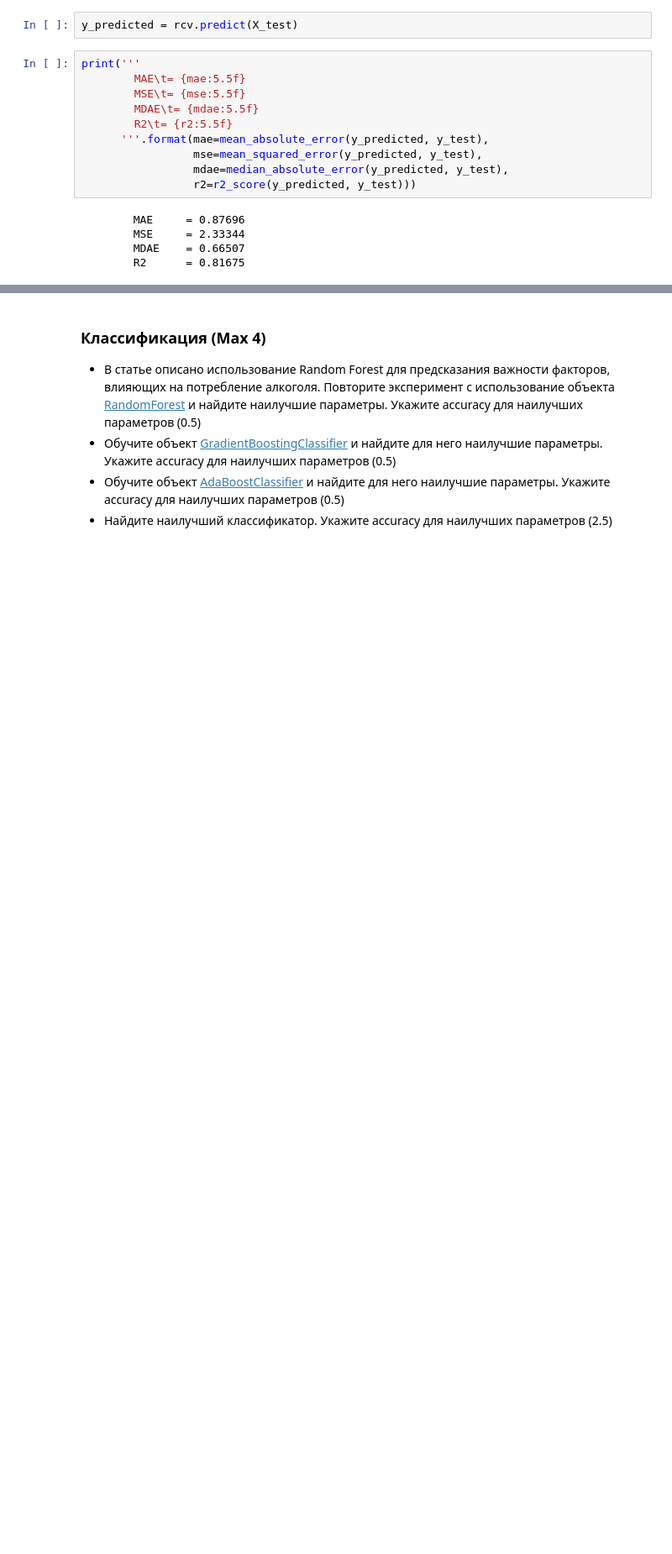
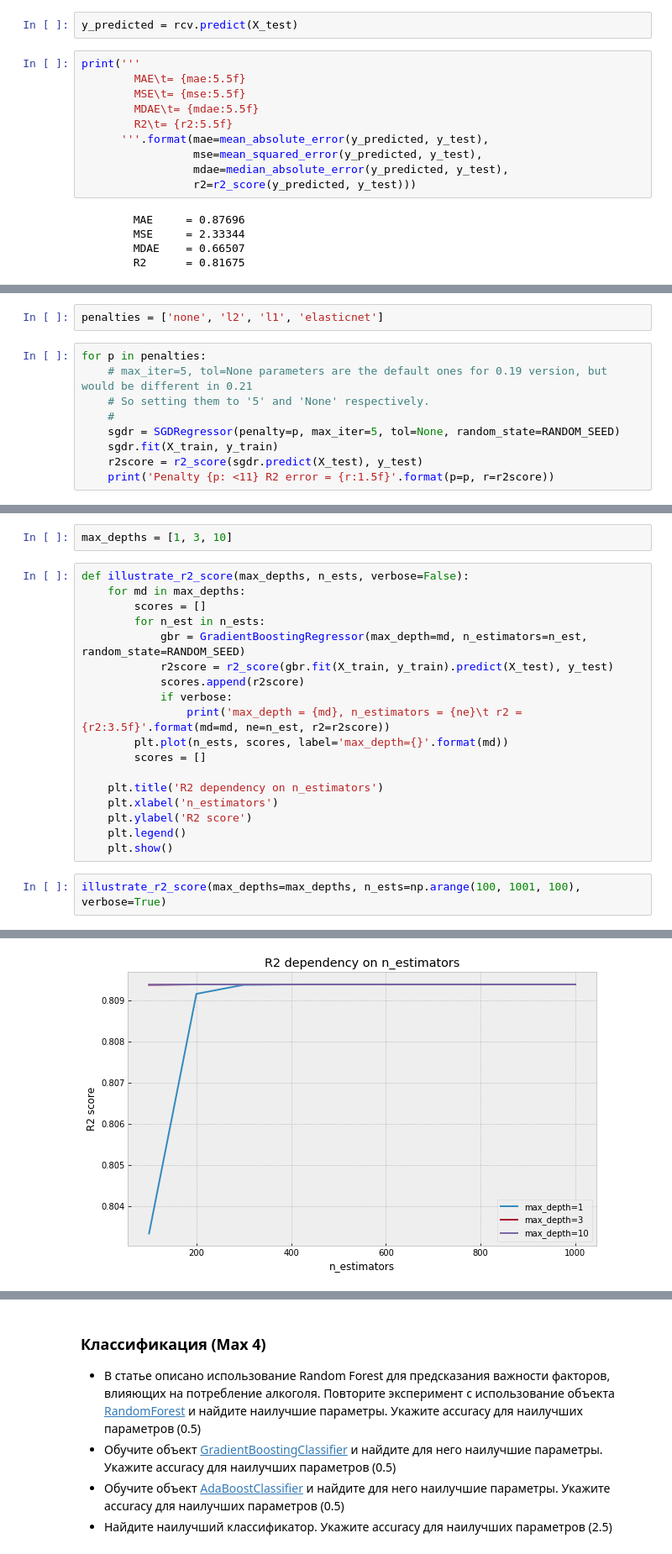
Before and after one commit to Sinopsys/IDA-HSE-2017-3-course, a Jupyter notebook: homeworks/hw2/IDA1HW2Kupriyanov.ipynb, the cells around one changed output, grey strips where cells are left out. Shown at 84% size. Drawn from its saved outputs; the diff is of its cells as text; blank space fills up the shorter version.

```diff
--- a/homeworks/hw2/IDA1HW2Kupriyanov.ipynb
+++ b/homeworks/hw2/IDA1HW2Kupriyanov.ipynb
@@ -231,0 +256,11 @@ print('''
+# %%
+penalties = ['none', 'l2', 'l1', 'elasticnet']
+# %%
+for p in penalties:
+    # max_iter=5, tol=None parameters are the default ones for 0.19 version, but would be different in 0.21
+    # So setting them to '5' and 'None' respectively.
+    #
+    sgdr = SGDRegressor(penalty=p, max_iter=5, tol=None, random_state=RANDOM_SEED)
+    sgdr.fit(X_train, y_train)
+    r2score = r2_score(sgdr.predict(X_test), y_test)
+    print('Penalty {p: <11} R2 error = {r:1.5f}'.format(p=p, r=r2score))
@@ -231,0 +274,23 @@ print('''
+# %%
+max_depths = [1, 3, 10]
+# %%
+def illustrate_r2_score(max_depths, n_ests, verbose=False):
+    for md in max_depths:
+        scores = []
+        for n_est in n_ests:
+            gbr = GradientBoostingRegressor(max_depth=md, n_estimators=n_est, random_state=RANDOM_SEED)
+            r2score = r2_score(gbr.fit(X_train, y_train).predict(X_test), y_test)
+            scores.append(r2score)
+            if verbose:
+                print('max_depth = {md}, n_estimators = {ne}\t r2 = {r2:3.5f}'.format(md=md, ne=n_est, r2=r2score))
+        plt.plot(n_ests, scores, label='max_depth={}'.format(md))
+        scores = []
+
+    plt.title('R2 dependency on n_estimators')
+    plt.xlabel('n_estimators')
+    plt.ylabel('R2 score')
+    plt.legend()
+    plt.show()
+# %%
+illustrate_r2_score(max_depths=max_depths, n_ests=np.arange(100, 1001, 100), verbose=True)
+# %% [output]
@@ -231,0 +314 @@ print('''
+[figure, added]
```
Also changed, not shown: parts of 14 cells of this notebook.
